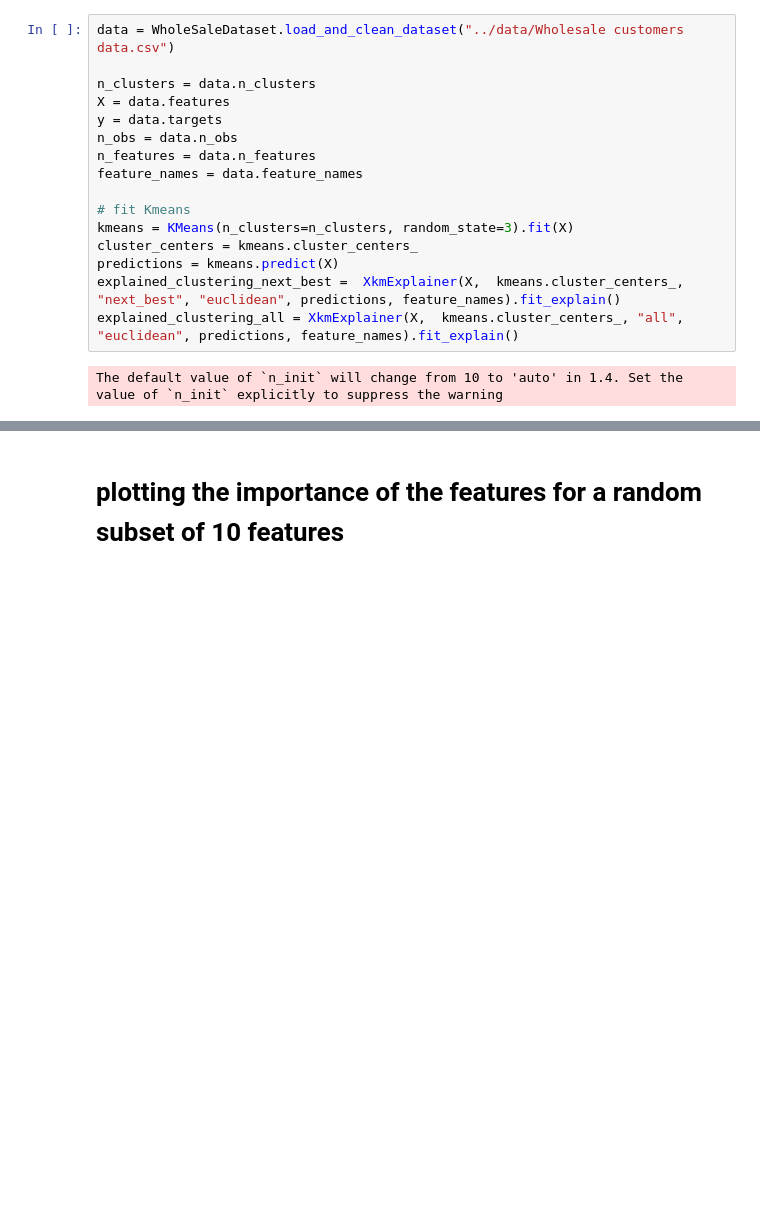
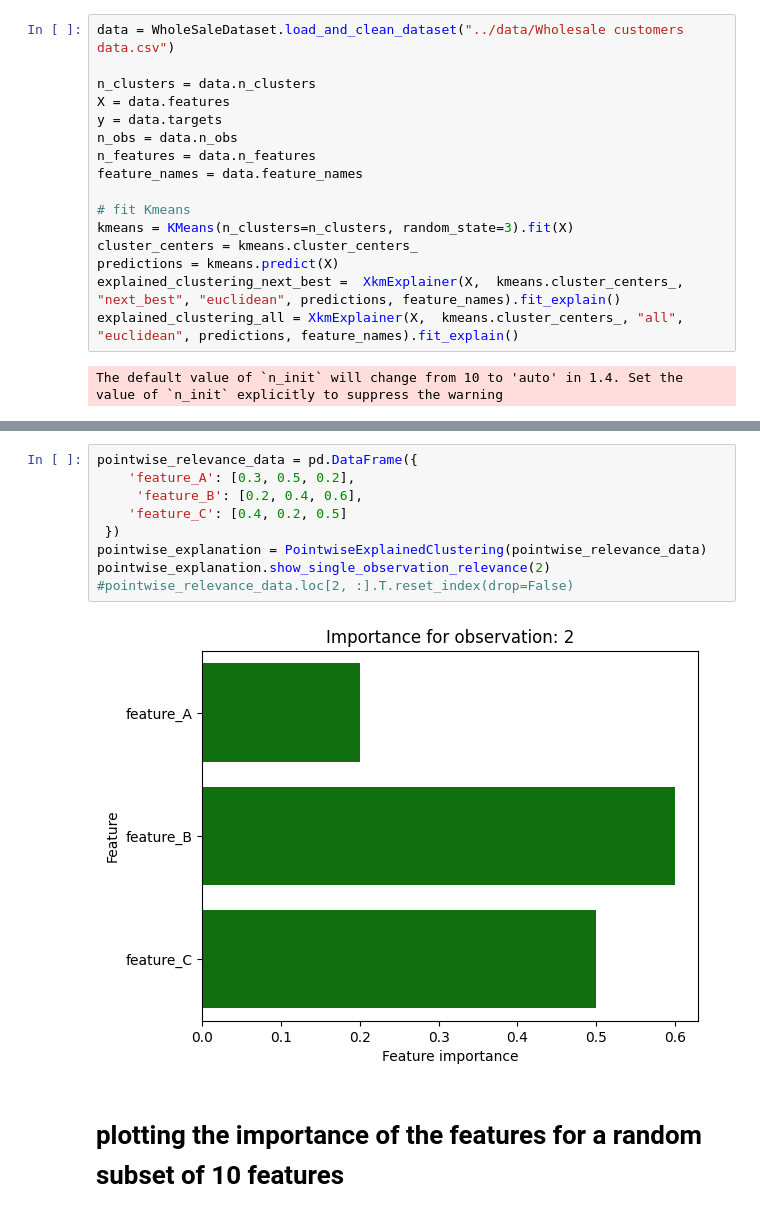
Before and after one commit to AlexF1994/cluster-explain, a Jupyter notebook: notebooks/plotting_importances.ipynb, the cells around one changed output, grey strips where cells are left out. Cells and saved outputs as stored; diff of their text form; blank space fills up the shorter version.

```diff
--- a/notebooks/plotting_importances.ipynb
+++ b/notebooks/plotting_importances.ipynb
@@ -58,3 +60,14 @@ global_relevance_all = explained_clustering_all.global_relevance
+# %%
+pointwise_relevance_data = pd.DataFrame({
+    'feature_A': [0.3, 0.5, 0.2],
+     'feature_B': [0.2, 0.4, 0.6],
+    'feature_C': [0.4, 0.2, 0.5]
+ })
+pointwise_explanation = PointwiseExplainedClustering(pointwise_relevance_data)
+pointwise_explanation.show_single_observation_relevance(2)
+#pointwise_relevance_data.loc[2, :].T.reset_index(drop=False)
+# %% [output]
+[figure, added]
 # %% [markdown]
 # plotting the importance of the features for a random subset of 10 features
 # %%
```
Also changed, not shown: parts of 4 cells of this notebook, 9 other files.
